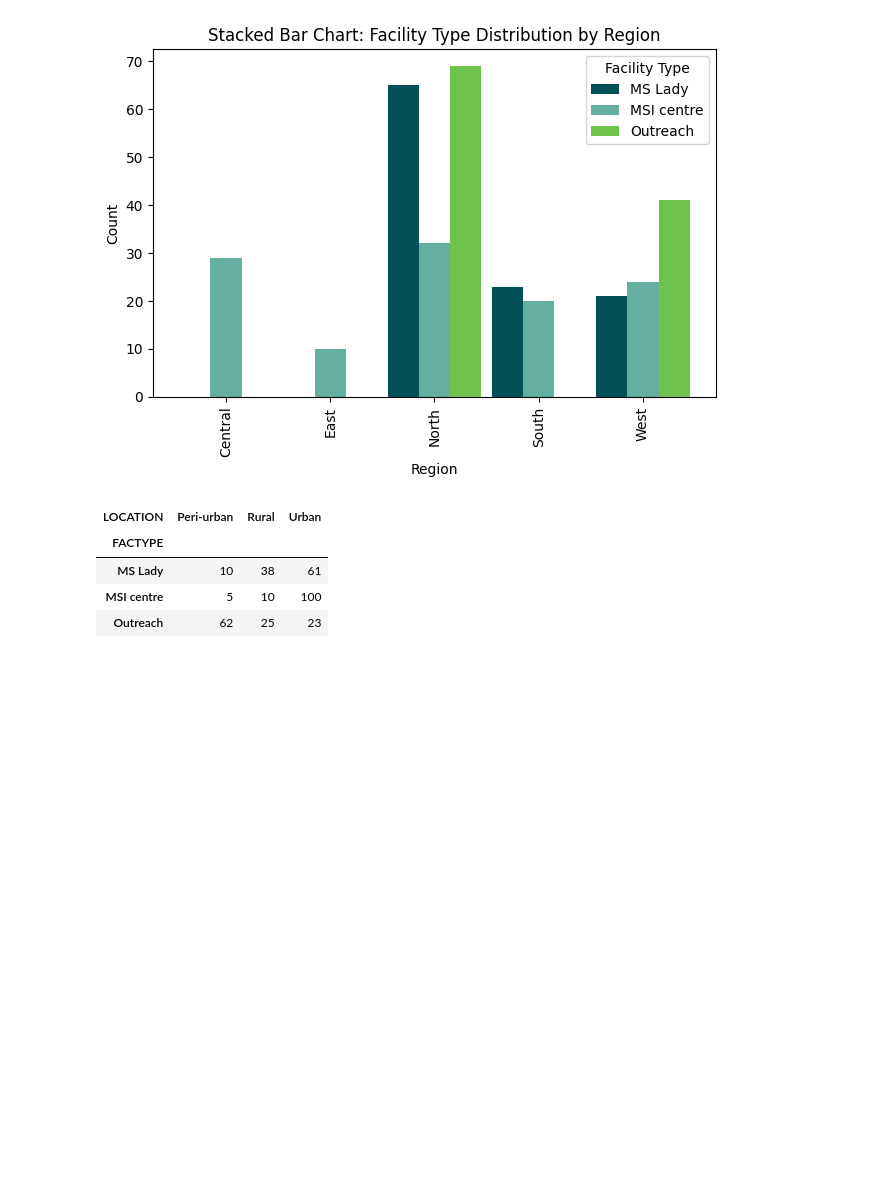
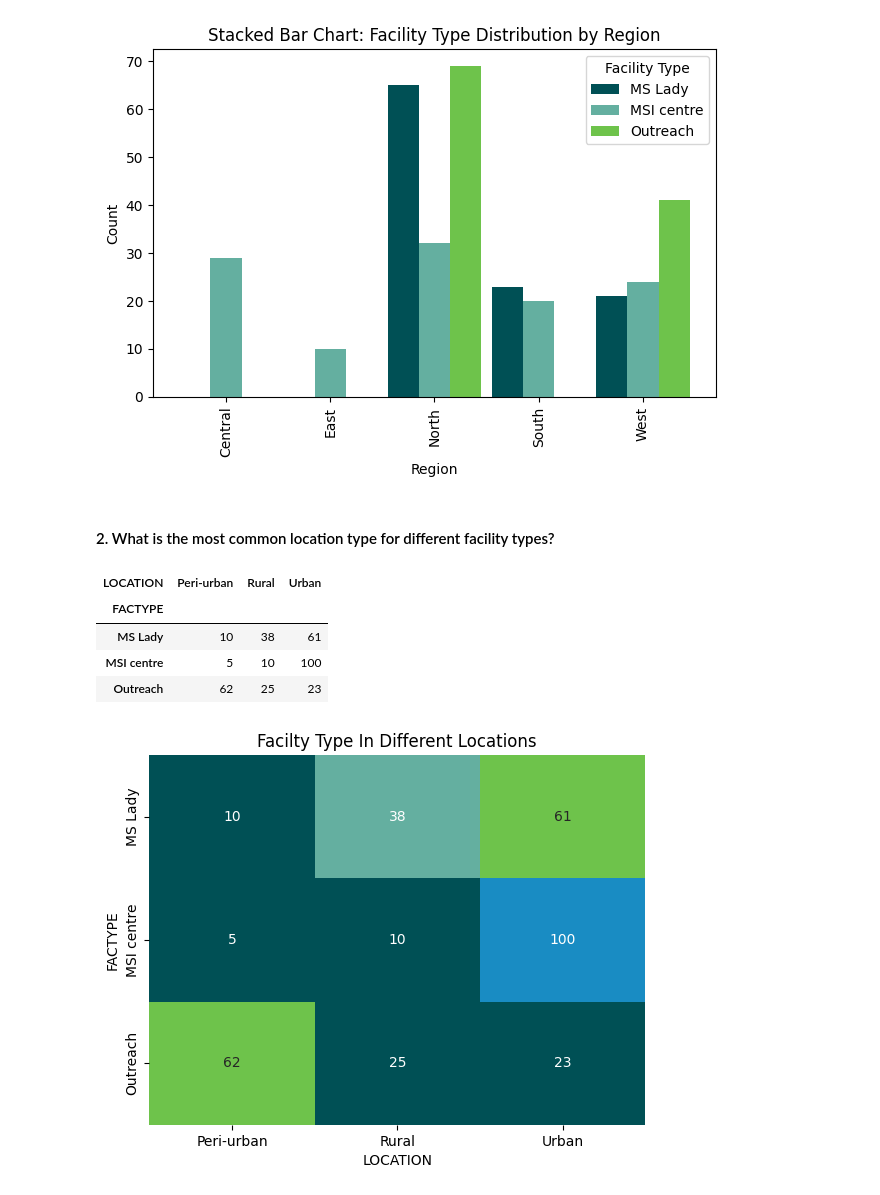
Before and after one commit to Mirwais-Farahi/MSIHealthServiceAnalytics, a Jupyter notebook: notebooks/03_Descriptive_Analysis.ipynb, the cells around one changed output. Cells and saved outputs as stored; diff of their text form; code cells hidden in the pictures; blank space fills up the shorter version.

```diff
--- a/notebooks/03_Descriptive_Analysis.ipynb
+++ b/notebooks/03_Descriptive_Analysis.ipynb
@@ -8,6 +8,9 @@ import seaborn as sns
 # %%
 pd.set_option('display.max_columns', None)
 pd.set_option('display.max_rows', None)
+
+# Colors
+colors = ['#005055', '#64afa0', '#6ec34b', '#198cc3']
 # %%
 # Read the dataset
 dta_file_path = 'MSI_2024_CEI_Afghanistan.dta'
@@ -139,4 +142,6 @@ plt.tight_layout()
 plt.show()
 # %% [output]
 [figure]
+# %% [markdown]
+#### 2. What is the most common location type for different facility types?
 # %%
@@ -152,3 +156,10 @@ common_location_type
 | MS Lady | 10 | 38 | 61 |
 | MSI centre | 5 | 10 | 100 |
 | Outreach | 62 | 25 | 23 |
+# %%
+#heatmap for visualization of above table
+sns.heatmap(common_location_type, annot=True, cmap=colors, fmt='d', cbar=False)
+plt.title("Facilty Type In Different Locations")
+plt.show()
+# %% [output]
+[figure, added]
```
Also changed, not shown: parts of 5 cells of this notebook.
